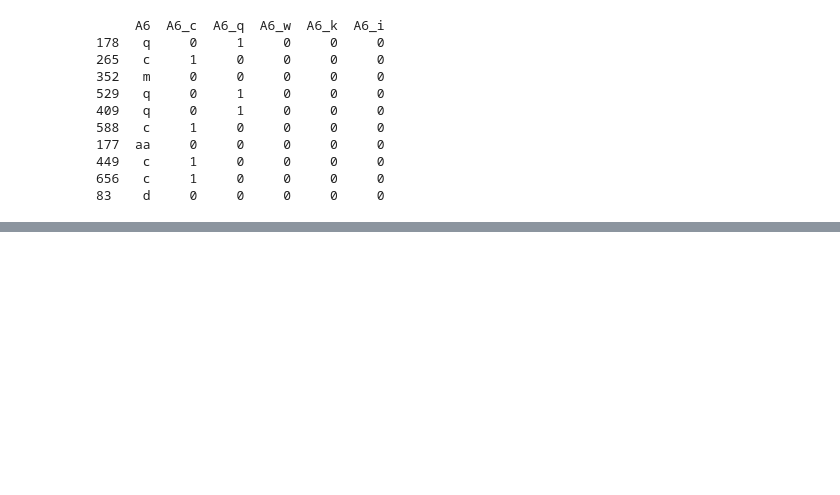
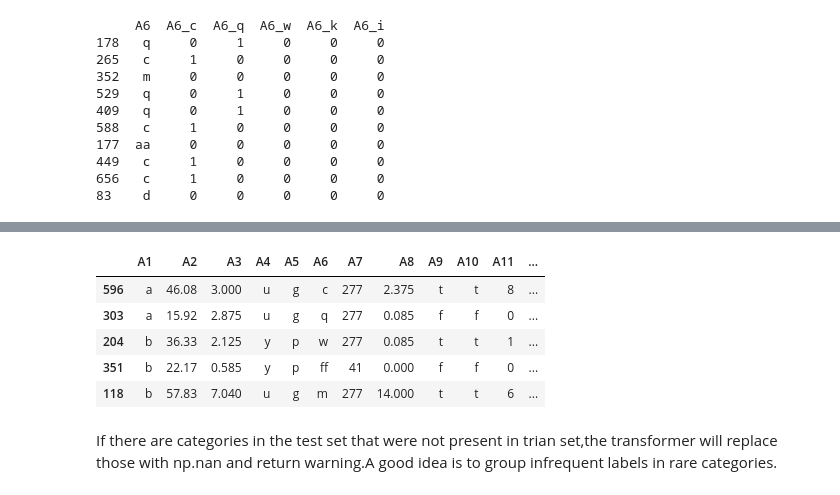
Before and after one commit to Chirag314/Feature-Engineering, a Jupyter notebook: Feature_Engineering_practise.ipynb, the cells around one changed output, grey strips where cells are left out. Drawn from its saved outputs; the diff is of its cells as text; code cells hidden in the pictures; blank space fills up the shorter version.

```diff
--- a/Feature_Engineering_practise.ipynb
+++ b/Feature_Engineering_practise.ipynb
@@ -852,0 +902,6 @@ print(X_train[['A6']+['A6'+'_'+c for c in top_5]].head(10))
+# %%
+data=pd.read_csv('creditApprovalUCI.csv')
+X_train,X_test,y_train,y_test=train_test_split(data.drop(['A16'],axis=1),data['A16'],test_size=0.3,random_state=0)
+count_map=X_train['A7'].value_counts().to_dict()
+frequency_map=(X_train['A6'].value_counts()/len(X_train)).to_dict()
+count_map
@@ -852,0 +919,11 @@ print(X_train[['A6']+['A6'+'_'+c for c in top_5]].head(10))
+# %%
+X_train['A7']=X_train['A7'].map(count_map)
+x_test['A7']=X_test['A7'].map(count_map)
+X_train.head()
+# %% [output]
+|  | A1 | A2 | A3 | A4 | A5 | A6 | A7 | A8 | A9 | A10 | A11 | ... |
+| 596 | a | 46.08 | 3.000 | u | g | c | 277 | 2.375 | t | t | 8 | ... |
+| 303 | a | 15.92 | 2.875 | u | g | q | 277 | 0.085 | f | f | 0 | ... |
+| 204 | b | 36.33 | 2.125 | y | p | w | 277 | 0.085 | t | t | 1 | ... |
+| 351 | b | 22.17 | 0.585 | y | p | ff | 41 | 0.000 | f | f | 0 | ... |
+| 118 | b | 57.83 | 7.040 | u | g | m | 277 | 14.000 | t | t | 6 | ... |
@@ -852,0 +948,2 @@ print(X_train[['A6']+['A6'+'_'+c for c in top_5]].head(10))
+# %% [markdown]
+If there are categories in the test set that were not present in trian set,the transformer will replace those with np.nan and return warning.A good idea is to group infrequent labels in rare categories.
```
Also changed, not shown: parts of 6 cells of this notebook.
